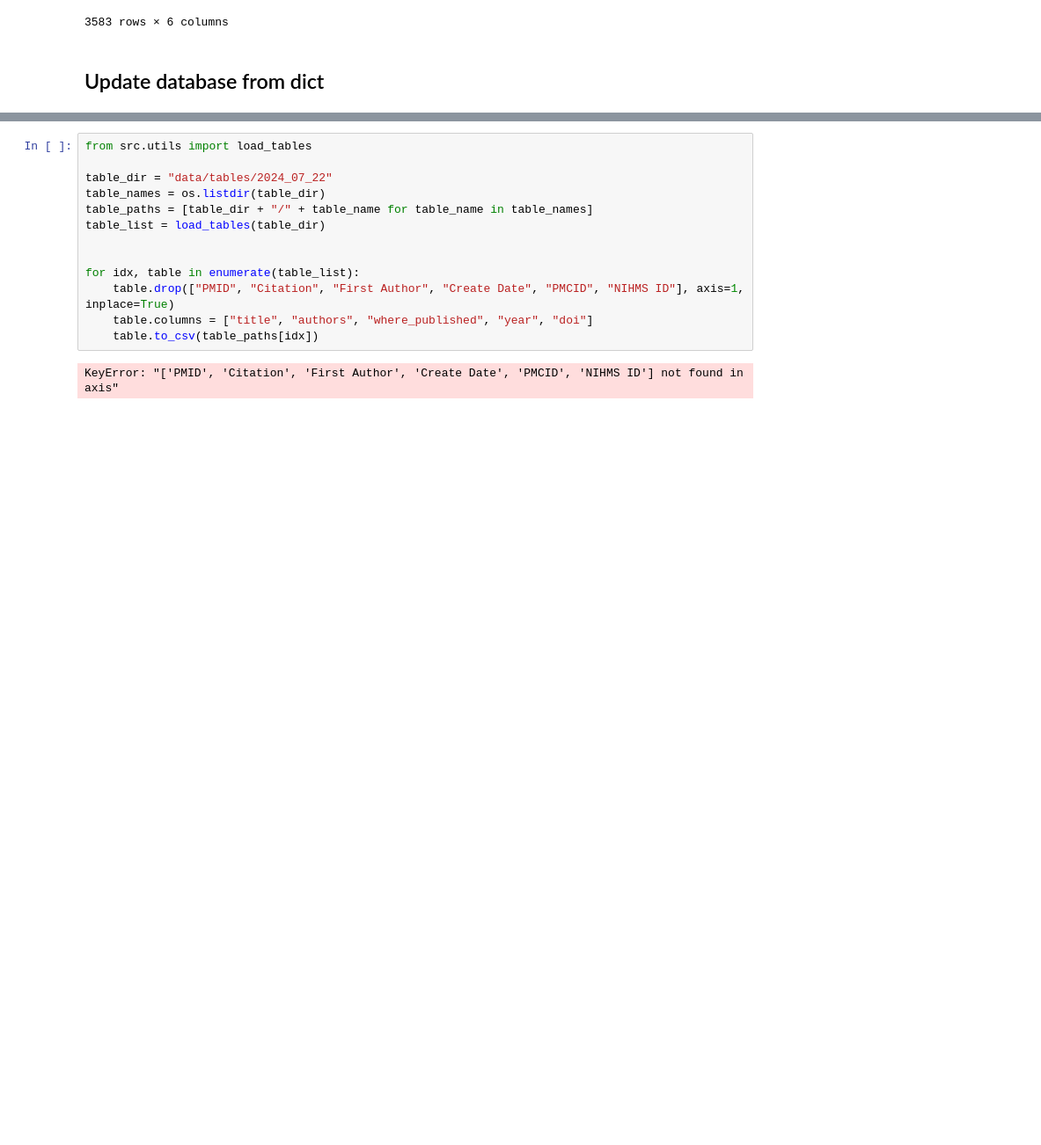
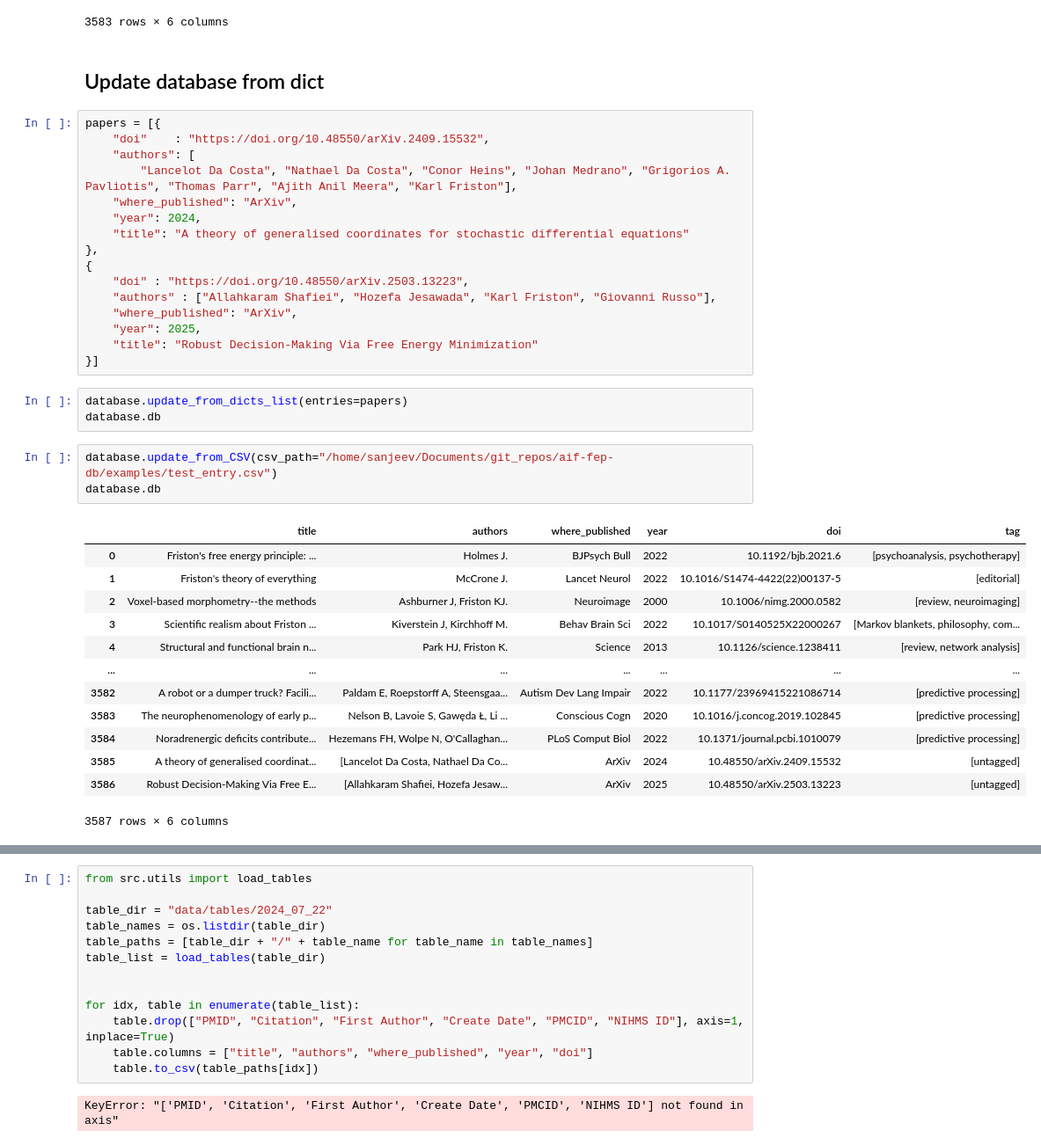
Before and after one commit to snamjoshi/aif-fep-db, a Jupyter notebook: examples/2_database.ipynb, the cells around one changed output, grey strips where cells are left out. Shown at 88% size. Cells and saved outputs as stored; diff of their text form; blank space fills up the shorter version.

Commit message:
Added database updated methods

```diff
--- a/examples/2_database.ipynb
+++ b/examples/2_database.ipynb
@@ -77,3 +77,39 @@ database.db
 3583 rows × 6 columns
 # %% [markdown]
 ## Update database from dict
+# %%
+papers = [{
+    "doi"    : "https://doi.org/10.48550/arXiv.2409.15532",
+    "authors": [
+        "Lancelot Da Costa", "Nathael Da Costa", "Conor Heins", "Johan Medrano", "Grigorios A. Pavliotis", "Thomas Parr", "Ajith Anil Meera", "Karl Friston"],
+    "where_published": "ArXiv",
+    "year": 2024,
+    "title": "A theory of generalised coordinates for stochastic differential equations"
+},
+{
+    "doi" : "https://doi.org/10.48550/arXiv.2503.13223",
+    "authors" : ["Allahkaram Shafiei", "Hozefa Jesawada", "Karl Friston", "Giovanni Russo"],
+    "where_published": "ArXiv",
+    "year": 2025,
+    "title": "Robust Decision-Making Via Free Energy Minimization"
+}]
+# %%
+database.update_from_dicts_list(entries=papers)
+database.db
+# %%
+database.update_from_CSV(csv_path="/home/sanjeev/Documents/git_repos/aif-fep-db/examples/test_entry.csv")
+database.db
+# %% [output]
+|  | title | authors | where_published | year | doi | tag |
+| 0 | Friston's free energy principle: ... | Holmes J. | BJPsych Bull | 2022 | 10.1192/bjb.2021.6 | [psychoanalysis, psychotherapy] |
+| 1 | Friston's theory of everything | McCrone J. | Lancet Neurol | 2022 | 10.1016/S1474-4422(22)00137-5 | [editorial] |
+| 2 | Voxel-based morphometry--the methods | Ashburner J, Friston KJ. | Neuroimage | 2000 | 10.1006/nimg.2000.0582 | [review, neuroimaging] |
+| 3 | Scientific realism about Friston ... | Kiverstein J, Kirchhoff M. | Behav Brain Sci | 2022 | 10.1017/S0140525X22000267 | [Markov blankets, philosophy, com... |
+| 4 | Structural and functional brain n... | Park HJ, Friston K. | Science | 2013 | 10.1126/science.1238411 | [review, network analysis] |
+| ... | ... | ... | ... | ... | ... | ... |
+| 3582 | A robot or a dumper truck? Facili... | Paldam E, Roepstorff A, Steensgaa... | Autism Dev Lang Impair | 2022 | 10.1177/23969415221086714 | [predictive processing] |
+| 3583 | The neurophenomenology of early p... | Nelson B, Lavoie S, Gawęda Ł, Li ... | Conscious Cogn | 2020 | 10.1016/j.concog.2019.102845 | [predictive processing] |
+| 3584 | Noradrenergic deficits contribute... | Hezemans FH, Wolpe N, O'Callaghan... | PLoS Comput Biol | 2022 | 10.1371/journal.pcbi.1010079 | [predictive processing] |
+| 3585 | A theory of generalised coordinat... | [Lancelot Da Costa, Nathael Da Co... | ArXiv | 2024 | 10.48550/arXiv.2409.15532 | [untagged] |
+| 3586 | Robust Decision-Making Via Free E... | [Allahkaram Shafiei, Hozefa Jesaw... | ArXiv | 2025 | 10.48550/arXiv.2503.13223 | [untagged] |
+3587 rows × 6 columns
```
Also changed, not shown: parts of 3 cells of this notebook, 4 other files.
